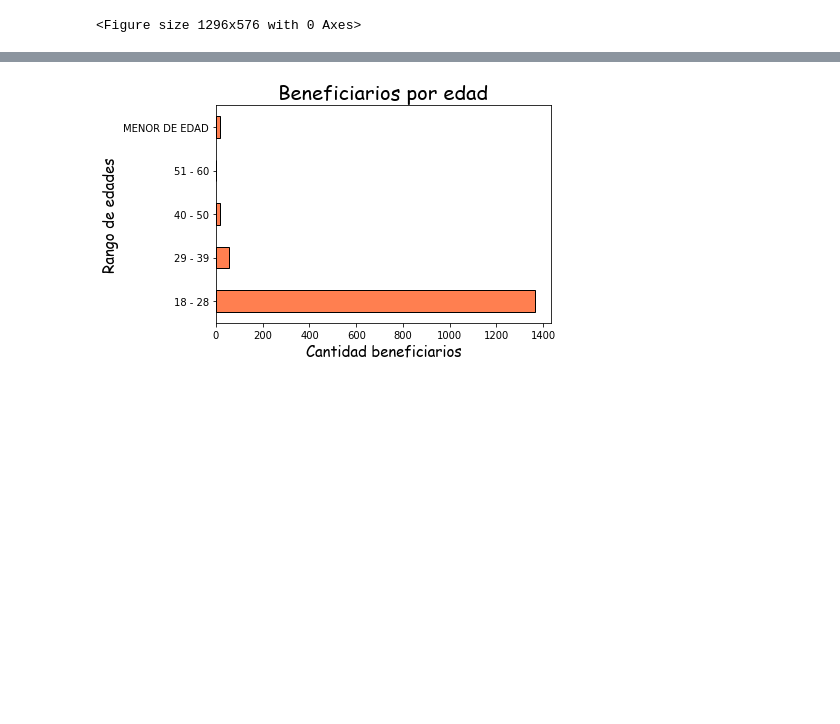
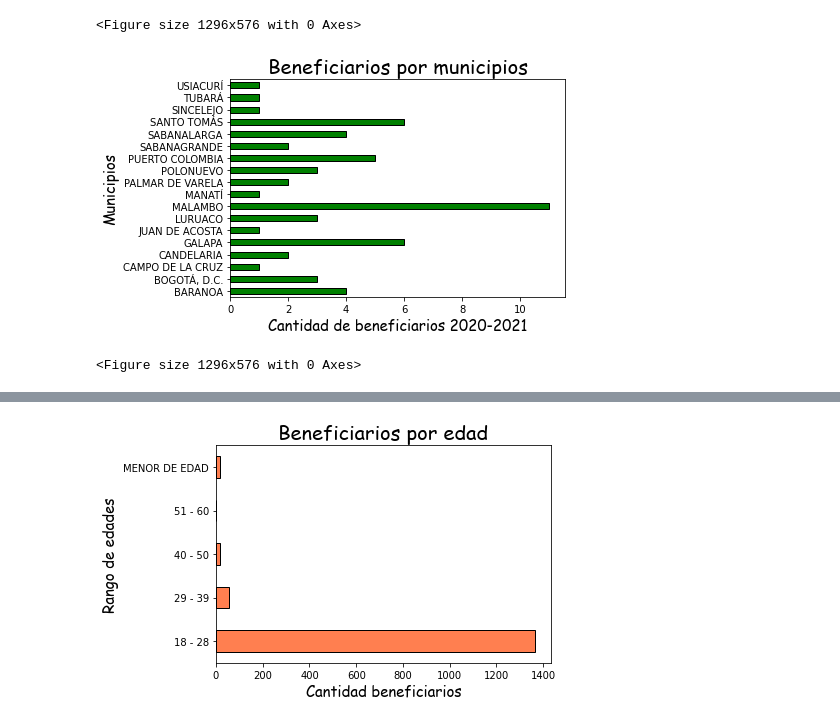
Before and after one commit to SaukB/Analisis, a Jupyter notebook: Material/Proyecto.ipynb, the cells around one changed output, grey strips where cells are left out. Saved outputs shown, nothing was run; the diff lists cells and outputs as text; code cells hidden in the pictures; blank space fills up the shorter version.

```diff
--- a/Material/Proyecto.ipynb
+++ b/Material/Proyecto.ipynb
@@ -234,3 +233,17 @@ plt.show()
 # %% [output]
 [figure]
 <Figure size 1296x576 with 0 Axes>
+# %%
+NB1=mdatos[mdatos['Ciudad_Residencia']!="BARRANQUILLA"]
+# %%
+NB2=NB1[mdatos['Ciudad_Residencia']!="SOLEDAD"]
+valor_por_ciudad = NB2.groupby("Ciudad_Residencia")["Situación_Laboral"].count()
+valor_por_ciudad.head(20).plot.barh(edgecolor="black",color="green")
+plt.title("Beneficiarios por municipios",fontdict=font1)
+plt.ylabel("Municipios", fontdict= font2)
+plt.xlabel('Cantidad de beneficiarios 2020-2021',fontdict=font2)
+plt.figure( figsize =(18,8))
+plt.show()
+# %% [output]
+[figure, added]
+<Figure size 1296x576 with 0 Axes>
```
Also changed, not shown: parts of 2 cells of this notebook.
